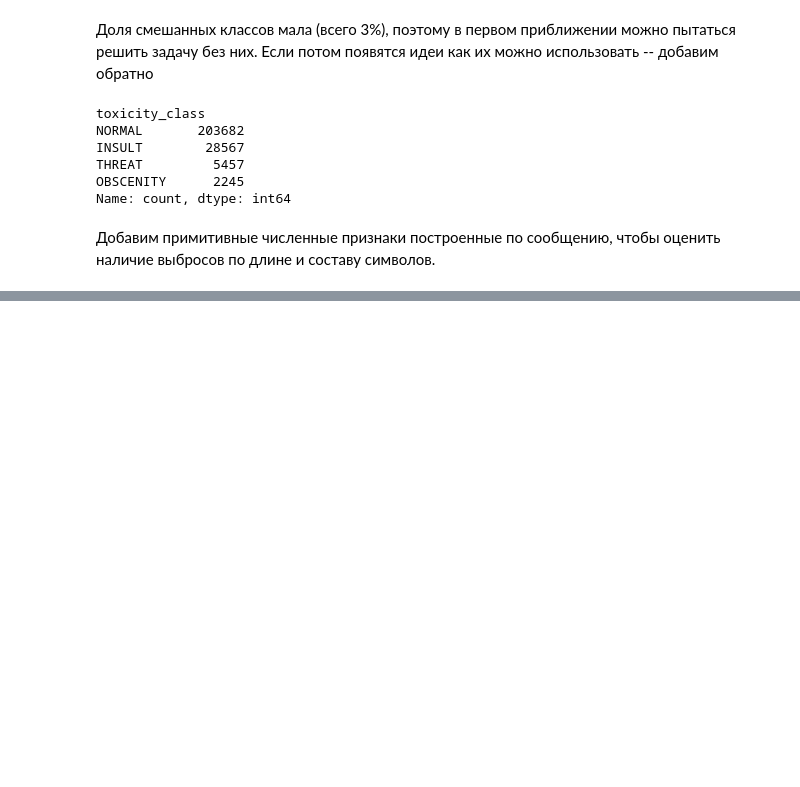
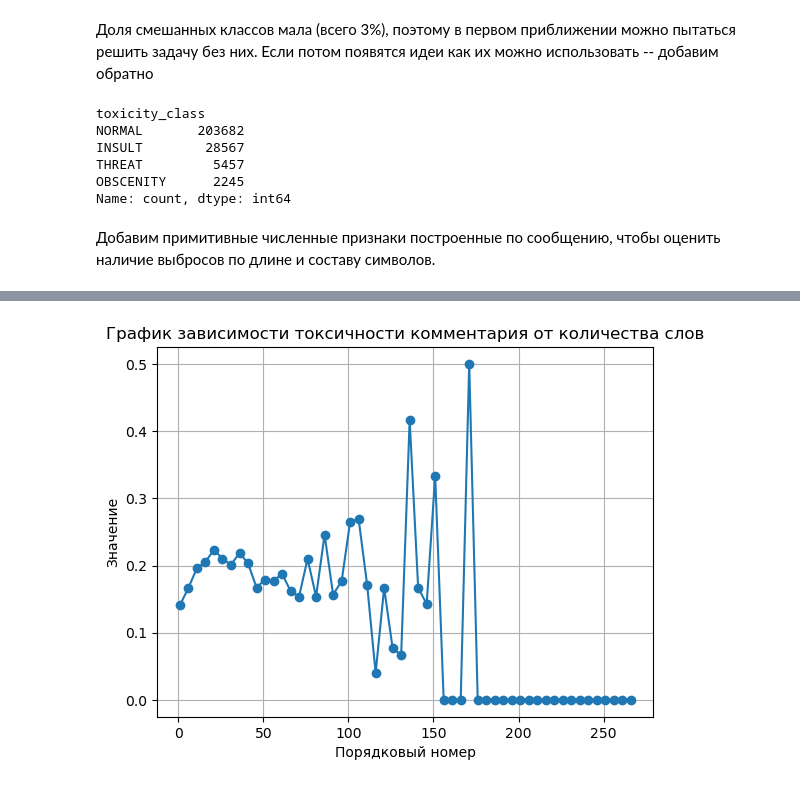
Before and after one commit to toxic-comments/toxic-comments, a Jupyter notebook: eda/toxic_comments_eda.ipynb, the cells around one changed output, grey strips where cells are left out. Cells and saved outputs as stored; diff of their text form; code cells hidden in the pictures; blank space fills up the shorter version.

```diff
--- a/eda/toxic_comments_eda.ipynb
+++ b/eda/toxic_comments_eda.ipynb
@@ -81,0 +82,4 @@ clean_data
+# %%
+clean_data["swearing"] = clean_data["message_text"].apply(lambda text: sum([m in text for m in mat]) > 0)
+# %%
+clean_data["toxic"] = clean_data["toxicity_class"] != "NORMAL"
@@ -81,0 +149,8 @@ clean_data
+# %%
+max_words_count = clean_data.word_count.max()
+# %%
+probs = {}
+for i in range(1, max_words_count + 1, 5):
+    toxic_true = len(clean_data[(clean_data['word_count'] == i) &  (clean_data['toxic'])])
+    toxic_false = len(clean_data[(clean_data['word_count'] == i) &  (clean_data['toxic'] == False)])
+    probs[i] = toxic_true / max(toxic_false, 1)
@@ -81,0 +177,19 @@ clean_data
+# %%
+import matplotlib.pyplot as plt
+
+# Ваш словарь с порядковыми номерами и значениями
+
+# Извлекаем ключи и значения для осей X и Y
+x = list(probs.keys())    # порядковые номера
+y = list(probs.values())  # числовые значения
+
+plt.plot(x, y, marker='o')  # Линейный график с точками
+
+plt.xlabel('Порядковый номер')
+plt.ylabel('Значение')
+plt.title('График зависимости токсичности комментария от количества слов')
+plt.grid(True)
+
+plt.show()
+# %% [output]
+[figure, added]
```
Also changed, not shown: parts of 15 cells of this notebook.
